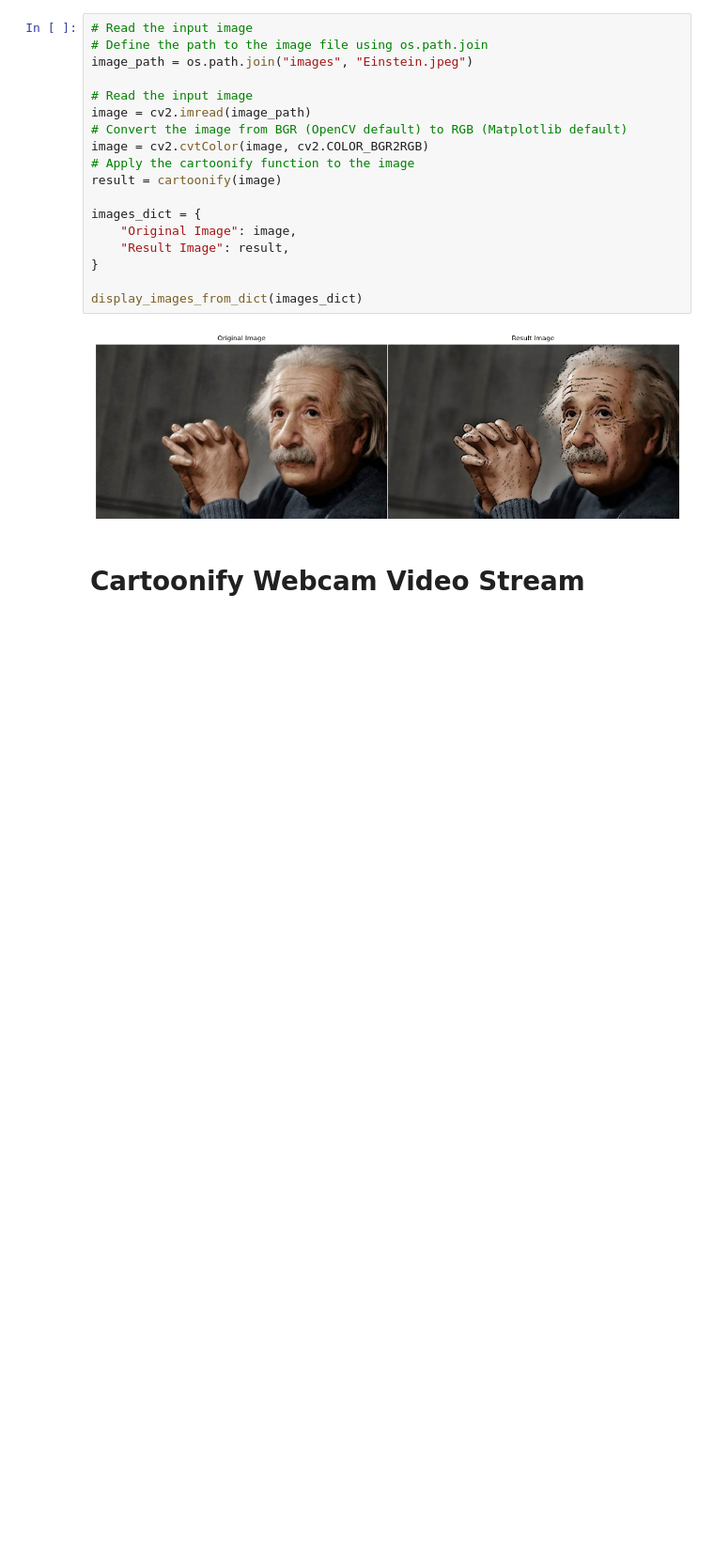
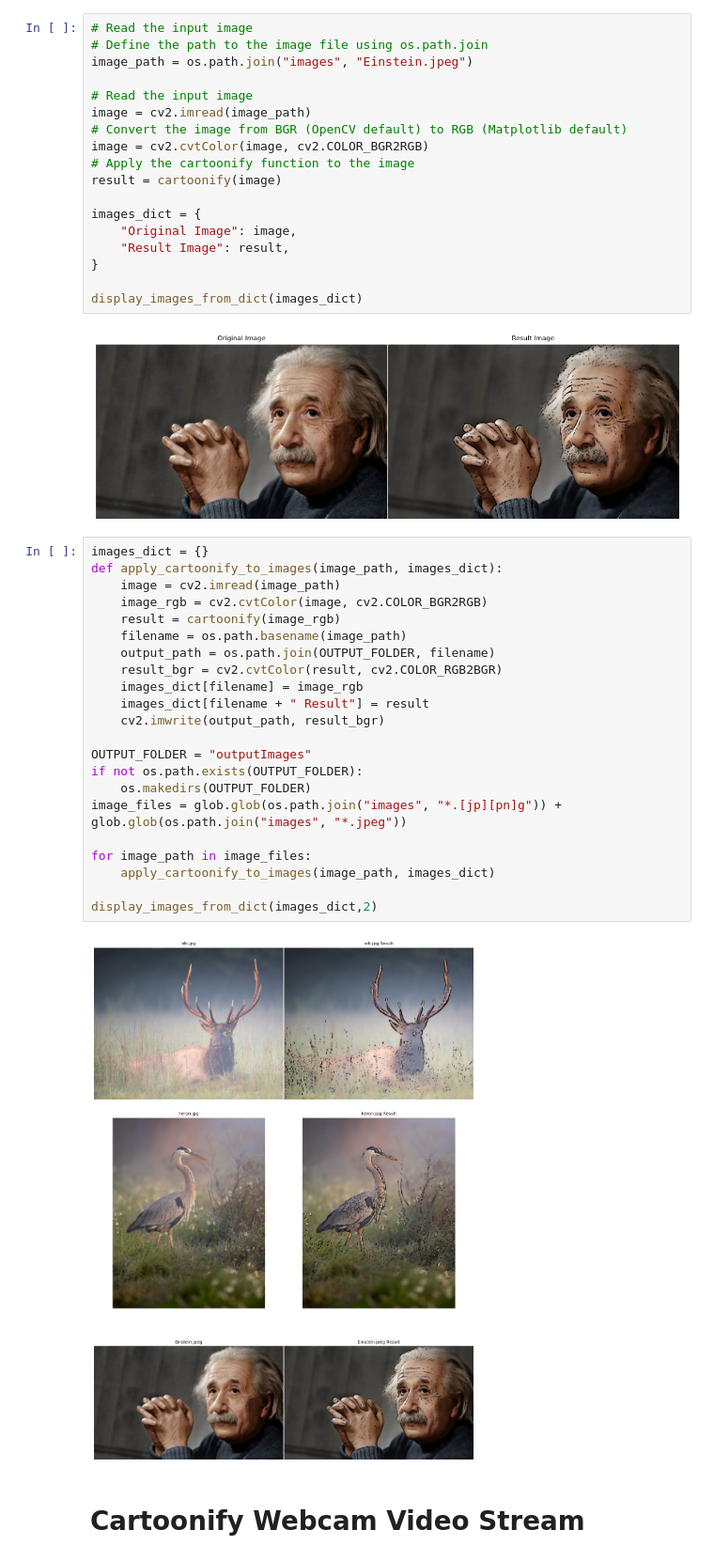
Before and after one commit to elahekhodaverdi/ComputerVision-Course, a Jupyter notebook: CA3/Cartoonify/app.ipynb, the cells around one changed output. Shown at 94% size. Saved outputs shown, nothing was run; the diff lists cells and outputs as text; blank space fills up the shorter version.

```diff
--- a/CA3/Cartoonify/app.ipynb
+++ b/CA3/Cartoonify/app.ipynb
@@ -81,6 +82,30 @@ images_dict = {
 display_images_from_dict(images_dict)
 # %% [output]
 [figure]
+# %%
+images_dict = {}
+def apply_cartoonify_to_images(image_path, images_dict):
+    image = cv2.imread(image_path)
+    image_rgb = cv2.cvtColor(image, cv2.COLOR_BGR2RGB)
+    result = cartoonify(image_rgb)
+    filename = os.path.basename(image_path)
+    output_path = os.path.join(OUTPUT_FOLDER, filename)
+    result_bgr = cv2.cvtColor(result, cv2.COLOR_RGB2BGR)
+    images_dict[filename] = image_rgb
+    images_dict[filename + " Result"] = result
+    cv2.imwrite(output_path, result_bgr)
+
+OUTPUT_FOLDER = "outputImages"
+if not os.path.exists(OUTPUT_FOLDER):
+    os.makedirs(OUTPUT_FOLDER)
+image_files = glob.glob(os.path.join("images", "*.[jp][pn]g")) + glob.glob(os.path.join("images", "*.jpeg"))
+
+for image_path in image_files:
+    apply_cartoonify_to_images(image_path, images_dict)
+
+display_images_from_dict(images_dict,2)
+# %% [output]
+[figure, added]
 # %% [markdown]
 # Cartoonify Webcam Video Stream
 # %%
```
Also changed, not shown: parts of 3 cells of this notebook, 27 other files.
